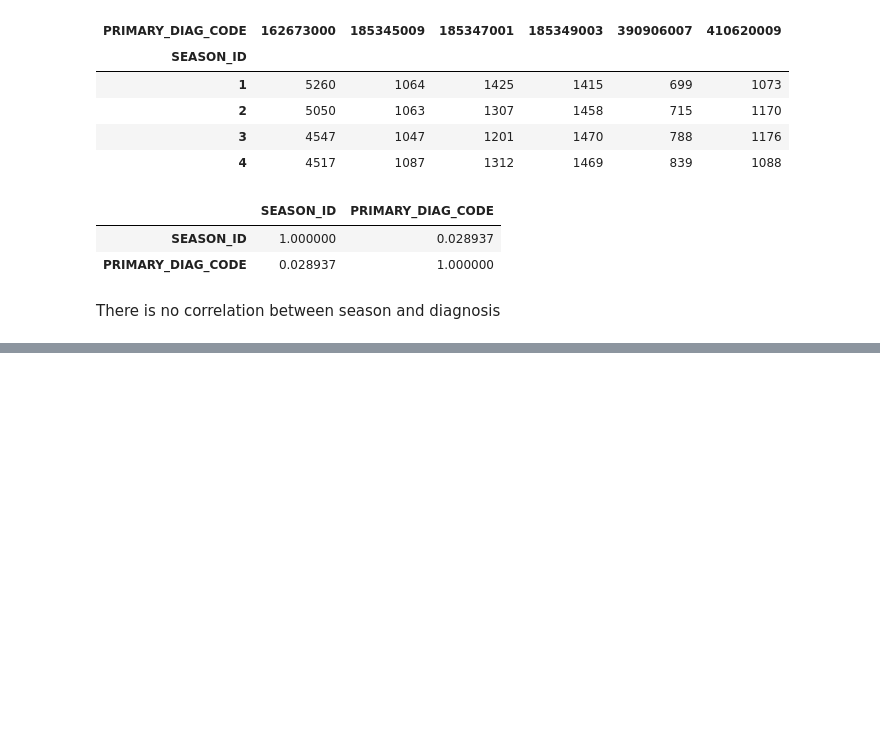
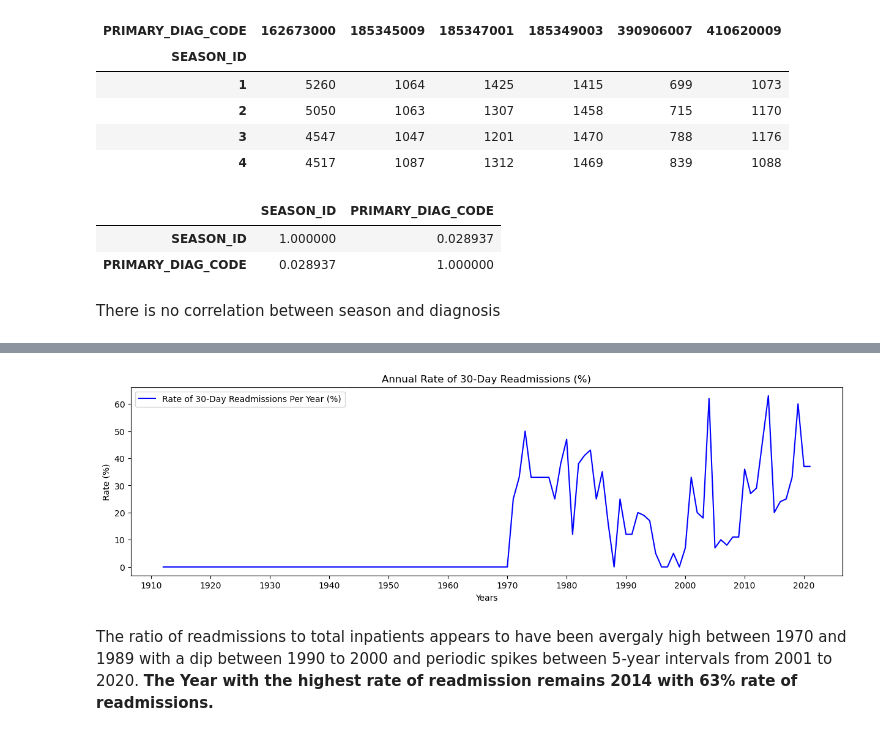
Before and after one commit to kaymighty86/hospital-network-EDA-project, a Jupyter notebook: hospital-encounter-level-data-analysis.ipynb, the cells around one changed output, grey strips where cells are left out. Drawn from its saved outputs; the diff is of its cells as text; code cells hidden in the pictures; blank space fills up the shorter version.

```diff
--- a/hospital-encounter-level-data-analysis.ipynb
+++ b/hospital-encounter-level-data-analysis.ipynb
@@ -745,0 +807,12 @@ Name: count, Length: 1163, dtype: int64
+# %%
+all_inpatients_per_year = pd.crosstab(index = sorted_encounters_df["YEAR"], columns = sorted_encounters_df["ENCOUNTERCLASS"])["inpatient"]
+rate_of_readm_over_time = ((thirty_day_readm_data["30_DAY_READMISSION"]/all_inpatients_per_year) * 100).astype("Int16") #calculate the rate of readmissions per year => total count of readmissions / total count of inpatients = rate of readmissions
+
+#tabulating our result
+readmission_rate_table = pd.DataFrame({
+    "Inpatients": all_inpatients_per_year.values,
+    "30-Day Readmissions": thirty_day_readm_data["30_DAY_READMISSION"].values,
+    "Rate(%)": rate_of_readm_over_time.values
+}, index = rate_of_readm_over_time.index)
+
+readmission_rate_table.sort_values(by="Rate(%)", ascending=False).head()
@@ -745,0 +827,11 @@ Name: count, Length: 1163, dtype: int64
+# %%
+rate_of_readm_plot_data = {
+    "data": readmission_rate_table["Rate(%)"],
+    "label": "Rate of 30-Day Readmissions Per Year (%)",
+    "color": "blue"
+}
+plot_annual_time_series(plots_data=[rate_of_readm_plot_data], y_label="Rate (%)", title="Annual Rate of 30-Day Readmissions (%)")
+# %% [output]
+[figure, added]
+# %% [markdown]
+The ratio of readmissions to total inpatients appears to have been avergaly high between 1970 and 1989 with a dip between 1990 to 2000 and periodic spikes between 5-year intervals from 2001 to 2020. __The Year with the highest rate of readmission remains 2014 with 63% rate of readmissions.__
```
Also changed, not shown: parts of 48 cells of this notebook.
